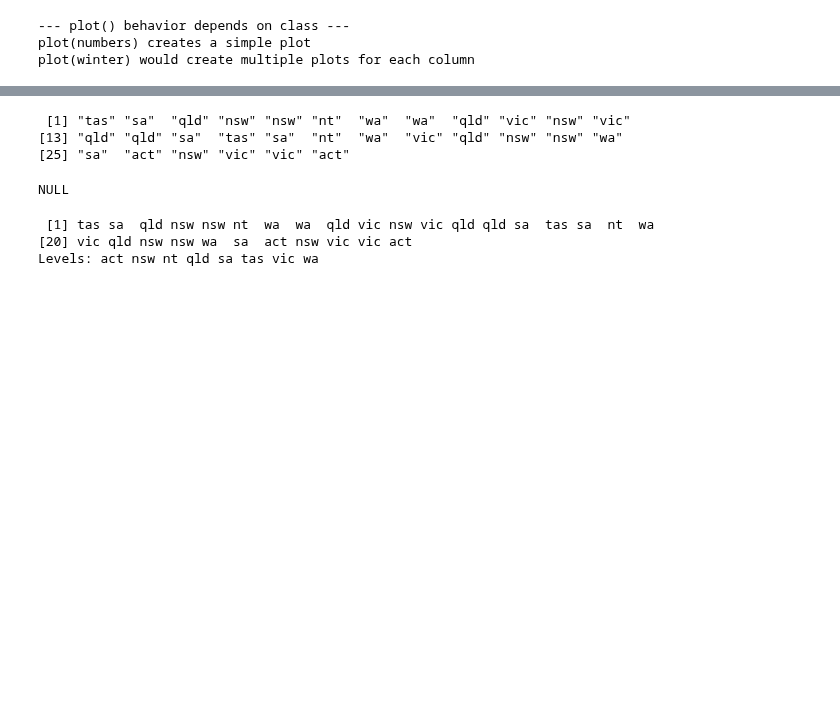
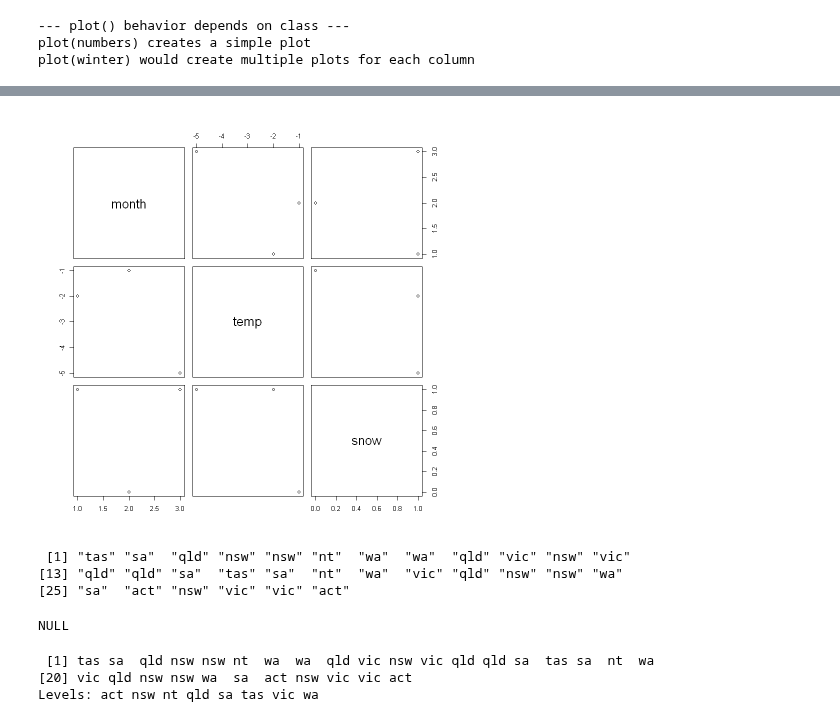
Before and after one commit to qslia/R_Practice, a Jupyter notebook: notebooks/basic.ipynb, the cells around one changed output, grey strips where cells are left out. Cells and saved outputs as stored; diff of their text form; code cells hidden in the pictures; blank space fills up the shorter version.

```diff
--- a/notebooks/basic.ipynb
+++ b/notebooks/basic.ipynb
@@ -415,3 +430,7 @@ plot(winter) would create multiple plots for each column
+# %%
+plot(winter)
+# %% [output]
+[figure, added]
 # %%
 state <- c(
     "tas", "sa", "qld", "nsw", "nsw", "nt", "wa", "wa",
```
Also changed, not shown: parts of 21 cells of this notebook.
